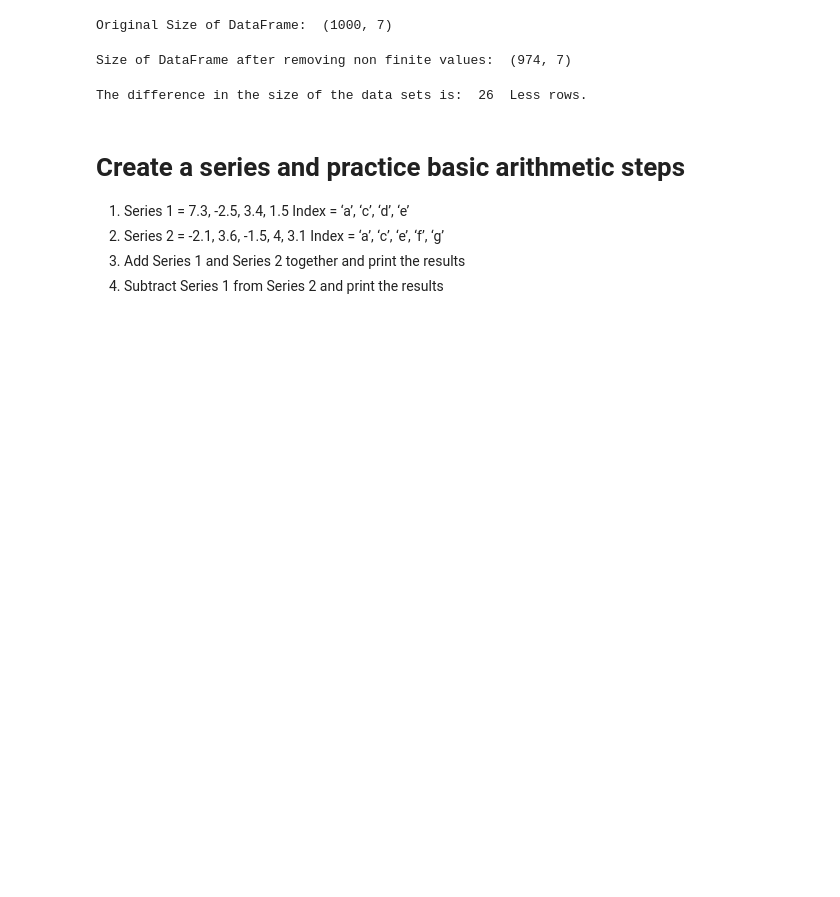
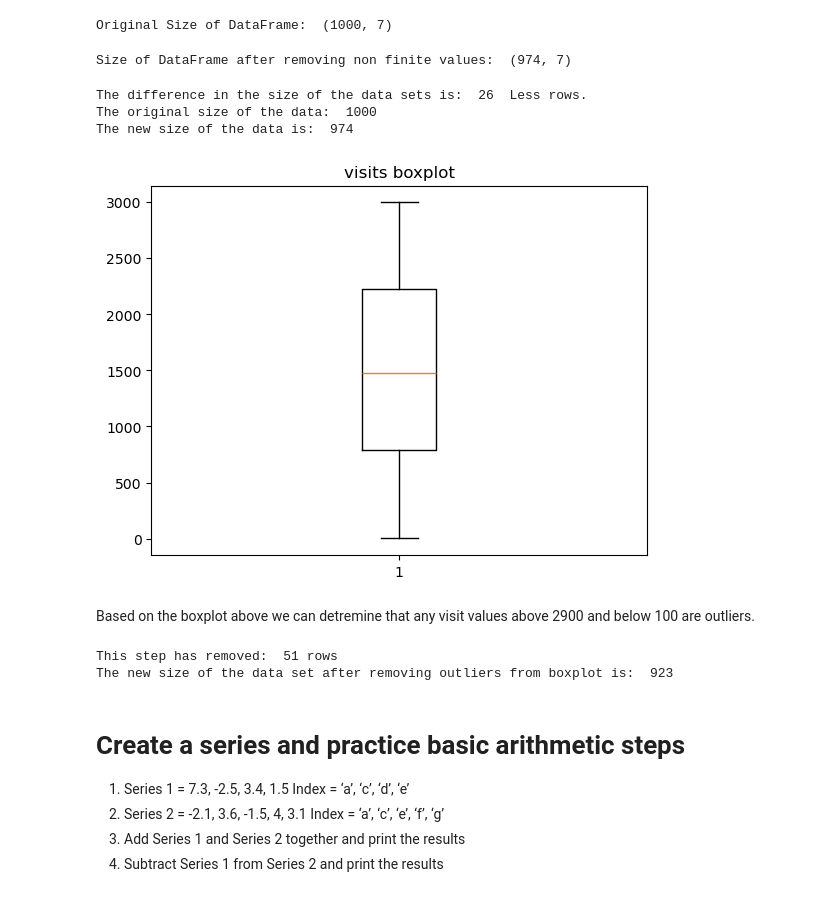
Before and after one commit to Matt-Heinen/DSC-540, a Jupyter notebook: Heinen DSC 540 Weeks 3 & 4.ipynb, the cells around one changed output. Cells and saved outputs as stored; diff of their text form; code cells hidden in the pictures; blank space fills up the shorter version.

```diff
--- a/Heinen DSC 540 Weeks 3 & 4.ipynb
+++ b/Heinen DSC 540 Weeks 3 & 4.ipynb
@@ -767,5 +767,23 @@ Size of DataFrame after removing non finite values:  (974, 7)
 
 print('The difference in the size of the data sets is: ',
       (original_size[0]- size_after_int[0]),' Less rows.')
+
+# print original and new size.
+print('The original size of the data: ', original_size[0])
+print('The new size of the data is: ', size_after_int[0])
 # %% [output]
 The difference in the size of the data sets is:  26  Less rows.
+The original size of the data:  1000
+The new size of the data is:  974
+# %%
+# 6 Create a box plot to check for outliers
+
+# use matplot lib to create box plot.
+# title
+plt.title('visits boxplot')
+plt.boxplot(df_finite.visit)
+
+#show
+plt.show()
+# %% [output]
+[figure, added]
@@ -771,0 +792,19 @@ The difference in the size of the data sets is:  26  Less rows.
+# %% [markdown]
+Based on the boxplot above we can detremine that any visit values above 2900 and below 100 are outliers.
+# %%
+# Filter dataset ro remove outliers
+
+# Filter for data above 100 and below 2900.
+df_box = df_finite[(df_finite['visit'] <= 2900) & (df_finite['visit'] >= 100)]
+
+# Determing the size of new df.
+size_after_box = df_box.shape
+
+# Print difference
+print('This step has removed: ' , (size_after_int[0]-size_after_box[0]), 'rows')
+
+#print the new size of the dataset.
+print('The new size of the data set after removing outliers from boxplot is: ', size_after_box[0])
+# %% [output]
+This step has removed:  51 rows
+The new size of the data set after removing outliers from boxplot is:  923
```
Also changed, not shown: parts of 2 cells of this notebook.
